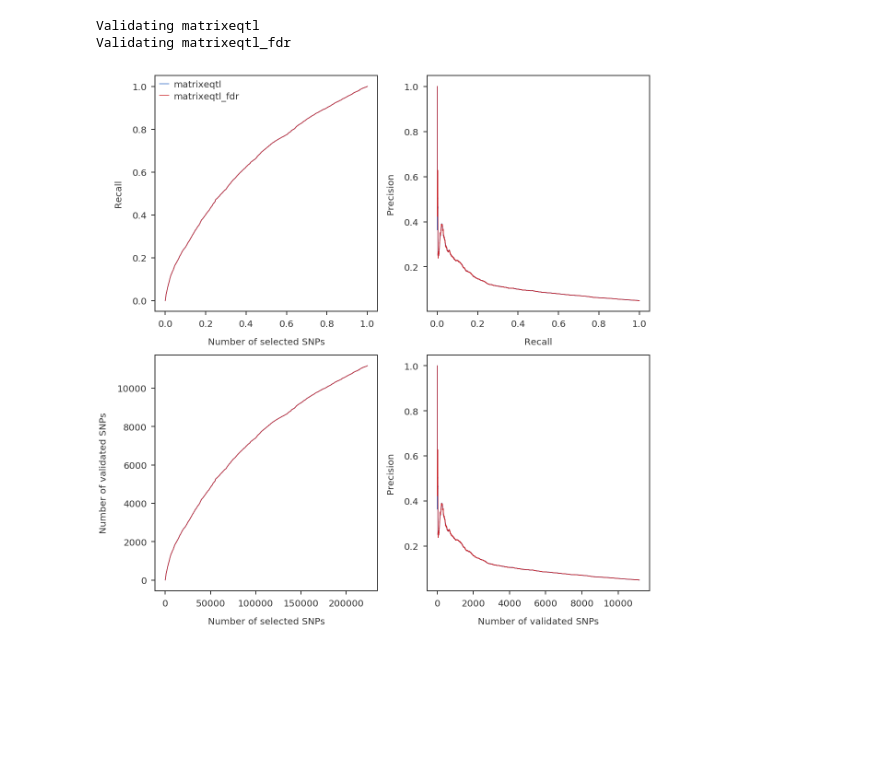
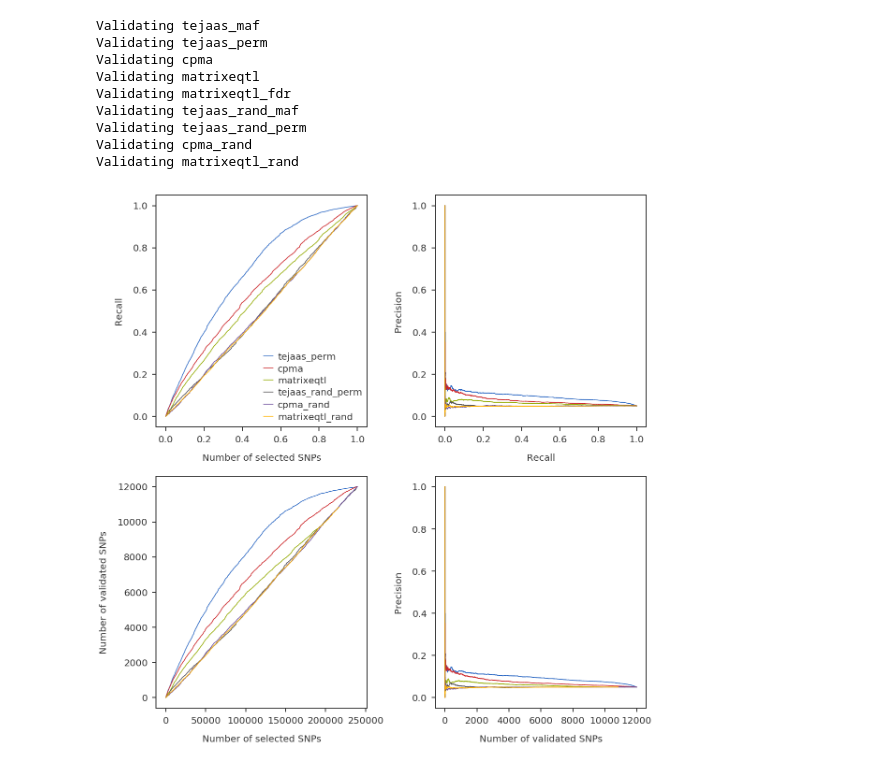
Before and after one commit to banskt/trans-eqtl-pipeline, a Jupyter notebook: analysis/jupyter/crosstissue_validation.ipynb, the cells around one changed output. Saved outputs shown, nothing was run; the diff lists cells and outputs as text; code cells hidden in the pictures; blank space fills up the shorter version.

```diff
--- a/analysis/jupyter/crosstissue_validation.ipynb
+++ b/analysis/jupyter/crosstissue_validation.ipynb
@@ -94,12 +94,12 @@ def validate(testdict, valdict, smax = 1.301, nmax = None, empirical = False):
     return datalist
 # %%
 chrms = [7]
-datasets = ['gtex-ms', 'gtex-hlv']
-#methods = ['tejaas_maf', 'tejaas_perm', 'cpma', 'matrixeqtl', 'matrixeqtl_fdr',
-#           'tejaas_rand_maf', 'tejaas_rand_perm', 'cpma_rand', 'matrixeqtl_rand']
-methods = ['matrixeqtl', 'matrixeqtl_fdr']
-#input_dir = '/scratch/sbanerj/trans-eqtl/dev-pipeline/lmcorrected'
-input_dir = '/scratch/sbanerj/trans-eqtl/dev-pipeline/uncorrected'
+datasets = ['gtex-hlv', 'gtex-ms']
+methods = ['tejaas_maf', 'tejaas_perm', 'cpma', 'matrixeqtl', 'matrixeqtl_fdr',
+           'tejaas_rand_maf', 'tejaas_rand_perm', 'cpma_rand', 'matrixeqtl_rand']
+#methods = ['tejaas_maf', 'tejaas_rand_maf']
+input_dir = '/scratch/sbanerj/trans-eqtl/dev-pipeline/lmcorrected'
+#input_dir = '/scratch/sbanerj/trans-eqtl/dev-pipeline/uncorrected'
 # %%
 res = collections.defaultdict(dict)
 for key in methods:
@@ -125,8 +139,15 @@ for key in methods:
     testdict, valdict = utils.get_compatible_snp_dicts(res[key]['test'], res[key]['crossval'])
     valres[key] = validate(testdict, valdict, empirical=True)
 # %% [output]
+Validating tejaas_maf
+Validating tejaas_perm
+Validating cpma
 Validating matrixeqtl
 Validating matrixeqtl_fdr
+Validating tejaas_rand_maf
+Validating tejaas_rand_perm
+Validating cpma_rand
+Validating matrixeqtl_rand
 # %%
 #outfile = 'gtex_ms_hlv_lmcorrected_validation_tejaas-sb0_01_chr-7-8.pdf'
 #outfile = 'validation_methods_comparison_matrixeqtl_ms_hlv_no_correction.png'
@@ -137,34 +158,37 @@ ax2 = fig.add_subplot(222)
 ax3 = fig.add_subplot(223)
 ax4 = fig.add_subplot(224)
 
-for key in methods:
+plot_methods = ['tejaas_perm', 'cpma', 'matrixeqtl',
+                'tejaas_rand_perm', 'cpma_rand', 'matrixeqtl_rand']
+
+for key in plot_methods:
     nsel, tpr, ppv, valids = roc.confusion_matrix(valres[key])
     scaled_nsel = nsel / max(nsel)
     ax1.plot(scaled_nsel, tpr, label = key)
     ax2.plot(tpr, ppv, label = key)
     ax3.plot(nsel, valids, label = key)
     ax4.plot(valids, ppv, label = key)
 
 
 mlabel = r'Number of selected SNPs'
 ax1.set_xlabel(mlabel)
 ax3.set_xlabel(mlabel)
 mlabel = r'Recall'
 ax1.set_ylabel(mlabel)
 ax2.set_xlabel(mlabel)
 mlabel = r'Number of validated SNPs'
 ax4.set_xlabel(mlabel)
 ax3.set_ylabel(mlabel)
 mlabel = r'Precision'
 ax2.set_ylabel(mlabel)
 ax4.set_ylabel(mlabel)
 
 #ax2.set_xlim([0, 1000])
 #ax1.set_xlim([0, 10000])
 #ax1.set_ylim([0, 5000])
 ax1.legend()
 plt.tight_layout()
 #plt.savefig(outfile, bbox_inches='tight')
 plt.show()
 # %% [output]
-[figure, old version]
+[figure, new version]
```
Also changed, not shown: parts of 2 cells of this notebook, 26 other files.
